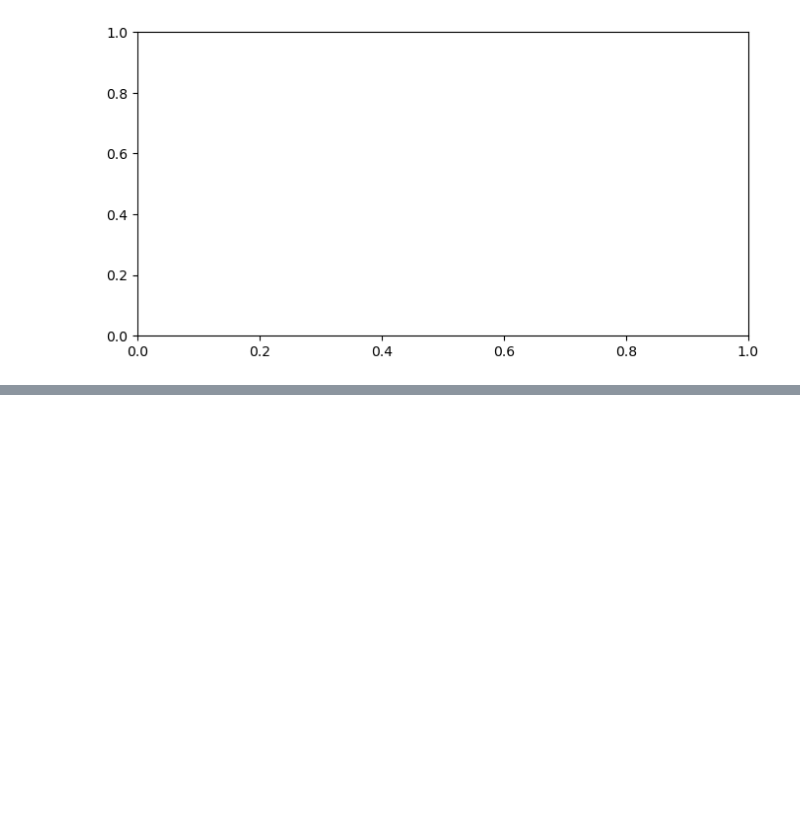
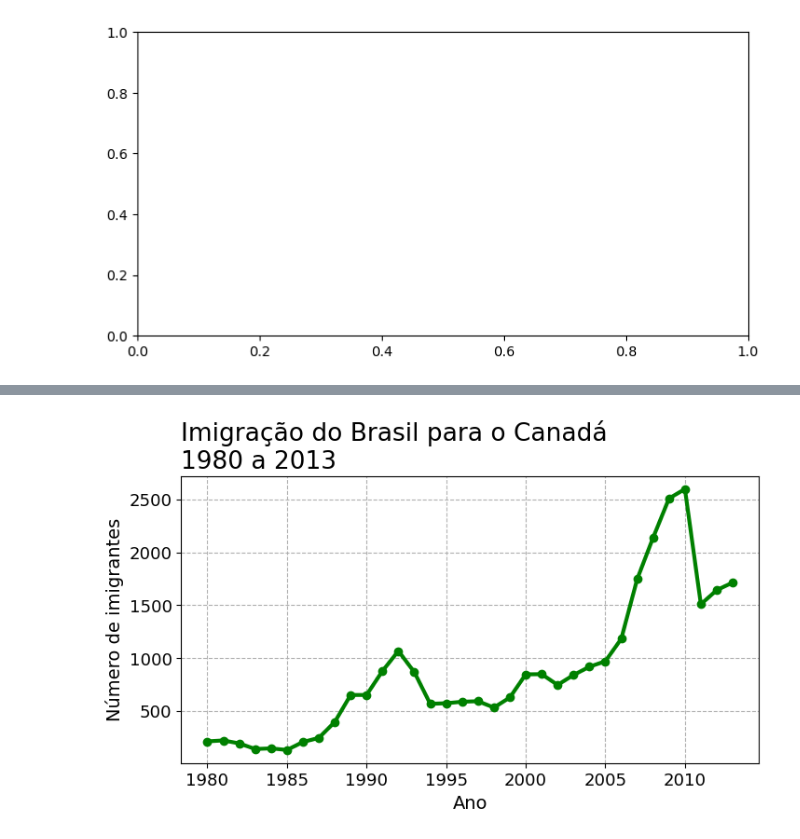
Before and after one commit to CaiooooulMartins/Projeto-Comportamento_Migratorio_na_America_do_Sul, a Jupyter notebook: Comportamento Migratório.ipynb, the cells around one changed output, grey strips where cells are left out. Saved outputs shown, nothing was run; the diff lists cells and outputs as text; code cells hidden in the pictures; blank space fills up the shorter version.

```diff
--- a/Comportamento Migratório.ipynb
+++ b/Comportamento Migratório.ipynb
@@ -70,0 +145,15 @@ fig, ax = plt.subplots(figsize=(8,4))
+# %%
+#Adicionado titulo + rotulos - linhas 3 e 4
+
+fig, ax = plt.subplots(figsize=(8,4))
+ax.plot(dados_brasil['ano'], dados_brasil['imigrantes'],lw=3,marker = 'o', color = 'g')    #lw - alterar expessura da linha // marker - serve para adicionar um marcador // color - define a cor
+ax.set_title('Imigração do Brasil para o Canadá\n1980 a 2013',fontsize = 19,loc ='left')  #fontsize - serve para aumentar o tamanho da fonte // loc - a direão do texto
+ax.set_xlabel('Ano',fontsize = 14)
+ax.set_ylabel('Número de imigrantes',fontsize = 14)
+ax.xaxis.set_tick_params(labelsize = 13)
+ax.yaxis.set_tick_params(labelsize = 13)
+ax.xaxis.set_major_locator(plt.MultipleLocator(5))
+plt.grid(linestyle= '--')               #Adiciona uma grade para ajudar na vizualização
+plt.show()
+# %% [output]
+[figure, added]
```
Also changed, not shown: parts of 21 cells of this notebook.
